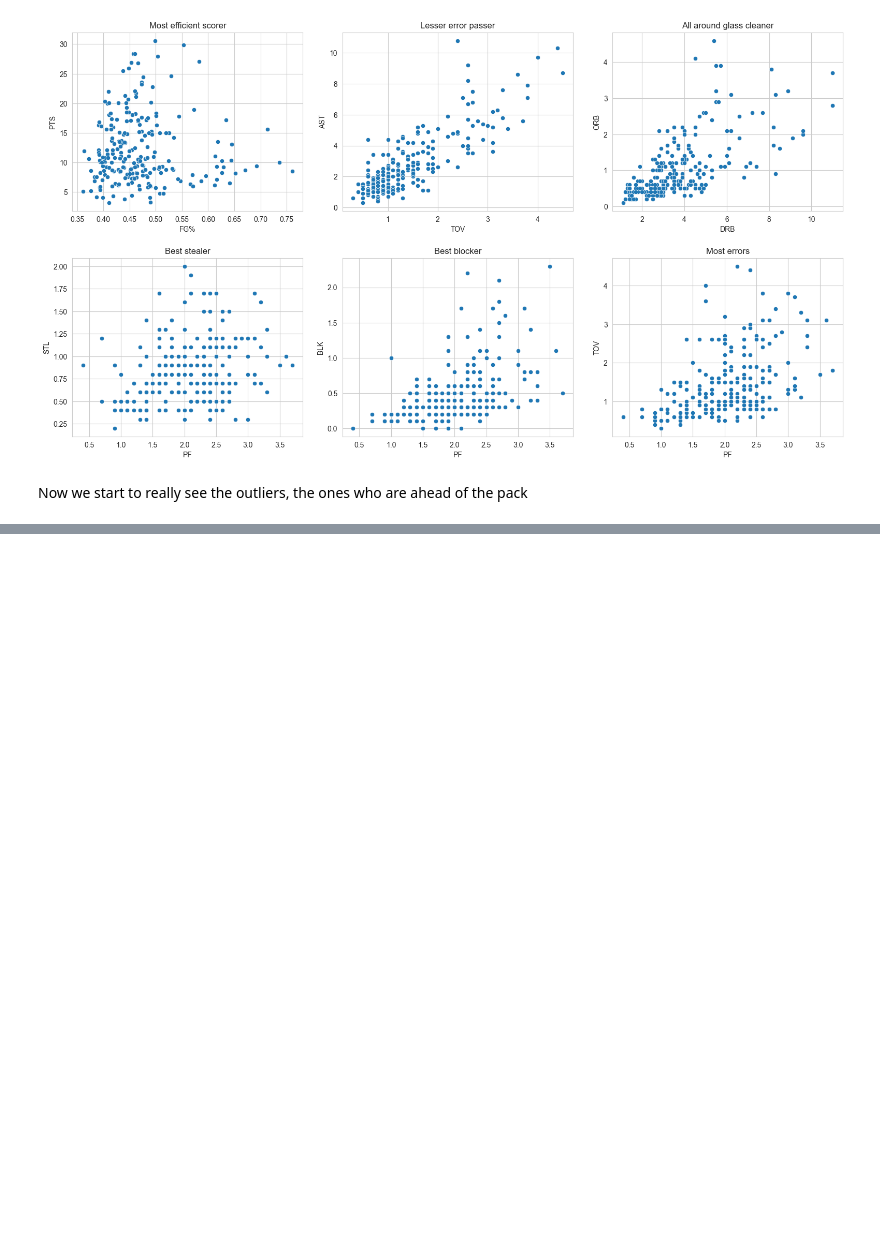
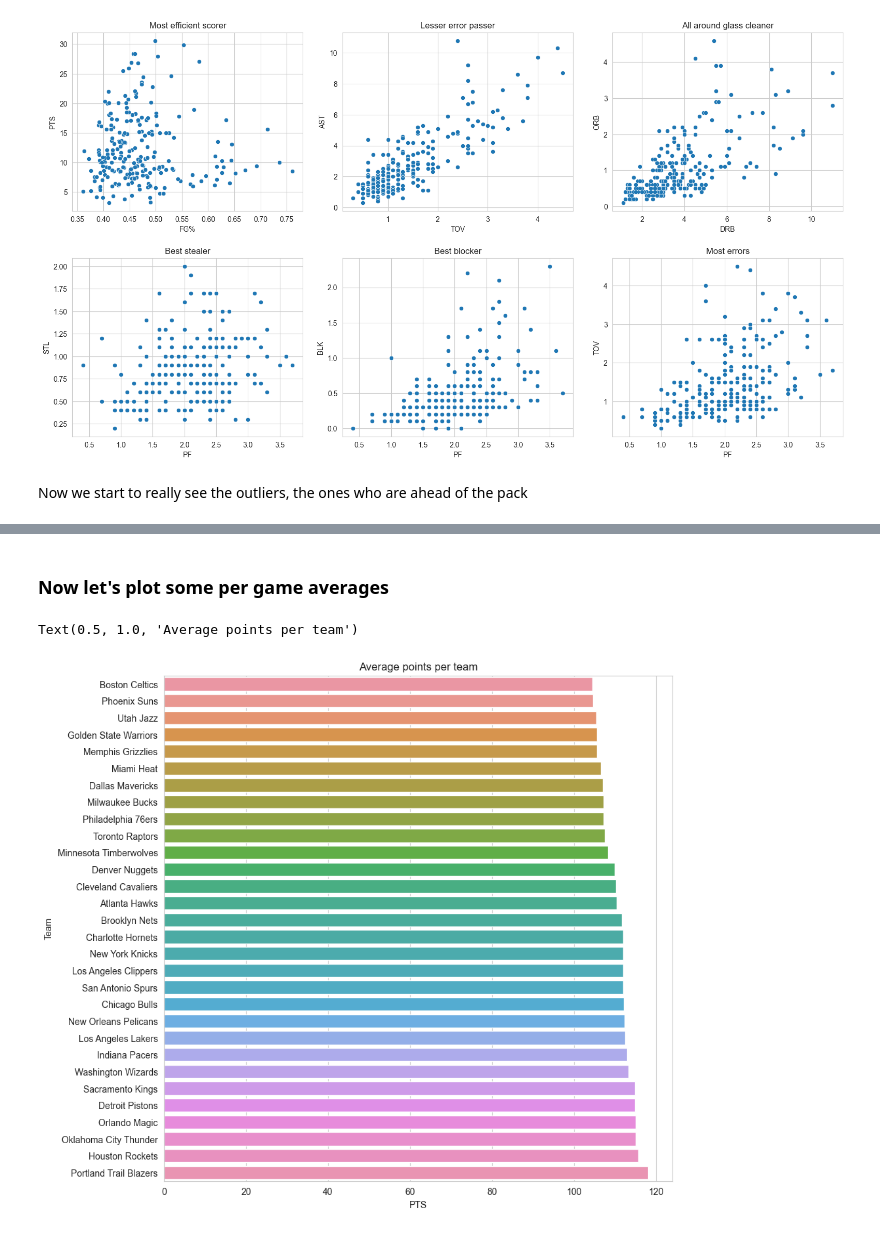
Before and after one commit to tyfvf/Data-Analysis-Course-Projects, a Jupyter notebook: my-project.ipynb, the cells around one changed output, grey strips where cells are left out. Cells and saved outputs as stored; diff of their text form; code cells hidden in the pictures; blank space fills up the shorter version.

```diff
--- a/my-project.ipynb
+++ b/my-project.ipynb
@@ -300,0 +411,5 @@ Now we start to really see the outliers, the ones who are ahead of the pack
+# %%
+url3 = 'https://www.basketball-reference.com/leagues/NBA_2022.html#all_per_game_team-opponent'
+df_per_teams = pd.read_html(url3)[5]
+
+df_per_teams
@@ -300,0 +435,4 @@ Now we start to really see the outliers, the ones who are ahead of the pack
+# %%
+df_per_teams.drop(30, inplace=True)
+# %%
+df_per_teams.set_index('Rk')
@@ -300,0 +479,9 @@ Now we start to really see the outliers, the ones who are ahead of the pack
+# %% [markdown]
+### Now let's plot some per game averages
+# %%
+plt.figure(figsize=(10,10))
+sns.barplot(x=df_per_teams.PTS, y=df_teams.Team)
+plt.title('Average points per team')
+# %% [output]
+Text(0.5, 1.0, 'Average points per team')
+[figure, added]
```
Also changed, not shown: parts of 17 cells of this notebook.
